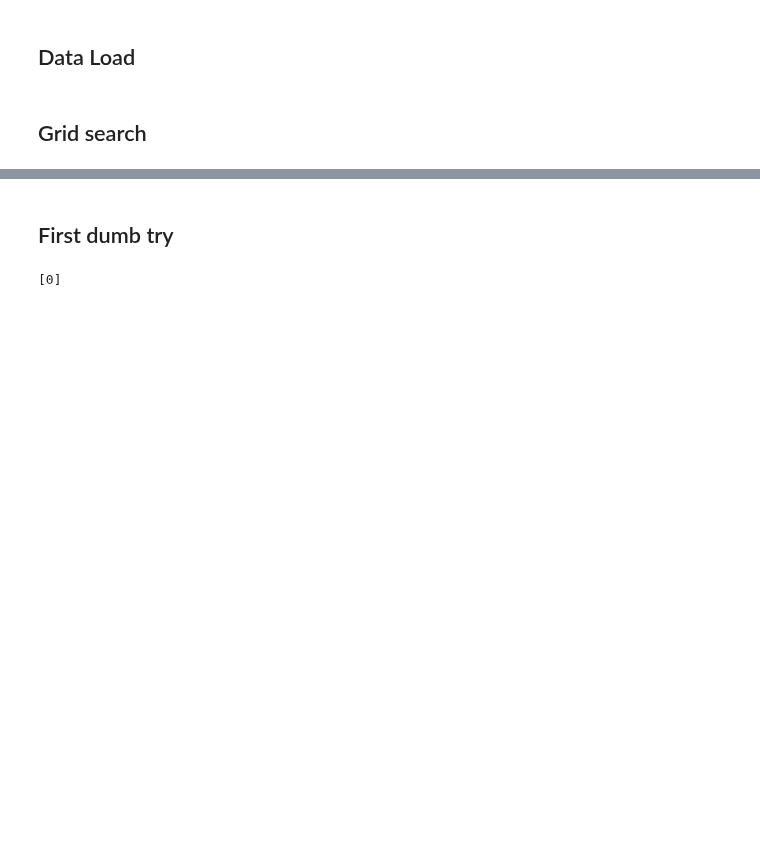
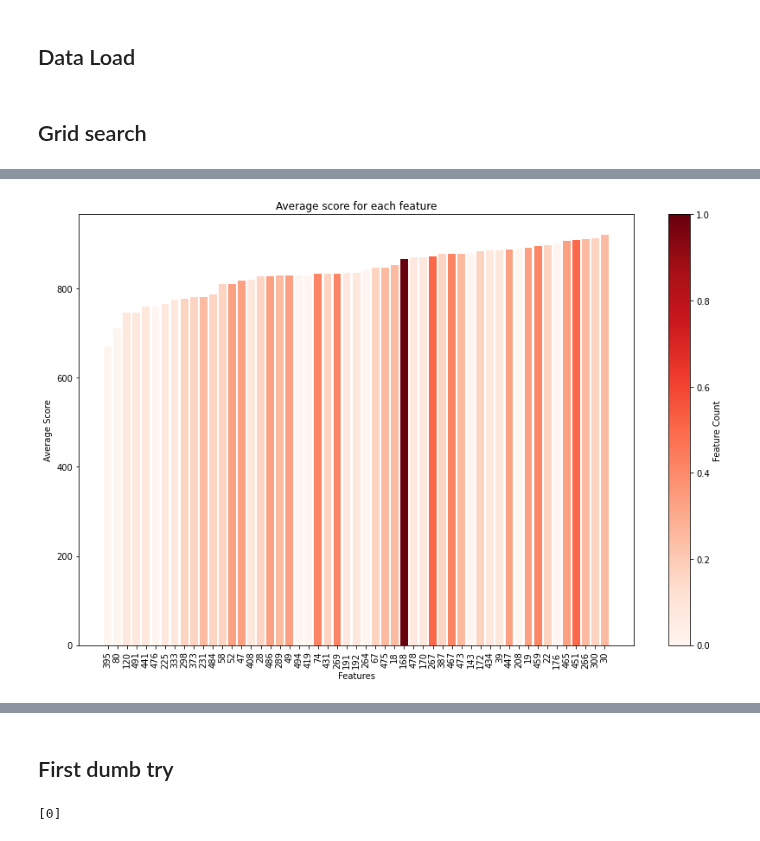
Before and after one commit to kozaka93/2024L-DSAdvancedML, a Jupyter notebook: projects/project2/group3/Narozniak_Czerwonski_Rucinski/codes/src/main_jedrzej.ipynb, the cells around one changed output, grey strips where cells are left out. Drawn from its saved outputs; the diff is of its cells as text; code cells hidden in the pictures; blank space fills up the shorter version.

Commit message:
add plot func

```diff
--- a/projects/project2/group3/Narozniak_Czerwonski_Rucinski/codes/src/main_jedrzej.ipynb
+++ b/projects/project2/group3/Narozniak_Czerwonski_Rucinski/codes/src/main_jedrzej.ipynb
@@ -120,0 +212,3 @@ avg_df.style.background_gradient(cmap="Greens", low=0, high=1, axis=None)
+# %%
+for key in list(results_dict.keys()):
+    print(results_dict[key]['QuadraticDiscriminantAnalysis()']['features'])
@@ -120,0 +228,39 @@ avg_df.style.background_gradient(cmap="Greens", low=0, high=1, axis=None)
+# %%
+import numpy as np
+import matplotlib.pyplot as plt
+
+flat_features = list(itertools.chain.from_iterable(itertools.chain.from_iterable(resaults_dict[key]['QuadraticDiscriminantAnalysis()']['features'] for key in results_dict)))
+
+feature_counts = Counter(map(str, flat_features))
+feature_scores = {feature: {"total": 0, "count": 0} for feature in feature_counts.keys()}
+
+for selector_str in results_dict:
+    for model_str in results_dict[selector_str]:
+        for features, score in zip(results_dict[selector_str][model_str]["features"], results_dict[selector_str][model_str]["scores"]):
+            for feature in features:
+                feature_scores[str(feature)]["total"] += score
+                feature_scores[str(feature)]["count"] += 1
+
+feature_avg_scores = {feature: scores["total"] / scores["count"] for feature, scores in feature_scores.items()}
+
+feature_avg_scores_sorted = dict(sorted(feature_avg_scores.items(), key=lambda item: item[1]))
+
+sorted_counts = [feature_counts[feature] for feature in feature_avg_scores_sorted.keys()]
+
+counts = np.array(sorted_counts)
+normalized_counts = (counts - counts.min()) / (counts.max() - counts.min())
+
+cmap = plt.cm.get_cmap('Reds')
+
+fig, ax = plt.subplots(figsize=(12, 8))
+sc = ax.bar(feature_avg_scores_sorted.keys(), feature_avg_scores_sorted.values(), color=cmap(normalized_counts))
+plt.xlabel('Features')
+plt.ylabel('Average Score')
+plt.title('Average score for each feature')
+plt.xticks(rotation='vertical')
+plt.tight_layout()
+
+fig.colorbar(plt.cm.ScalarMappable(cmap=cmap), ax=ax, label='Feature Count')  # Add a colorbar
+plt.show()
+# %% [output]
+[figure, added]
```
Also changed, not shown: parts of 12 cells of this notebook, 2 other files.
